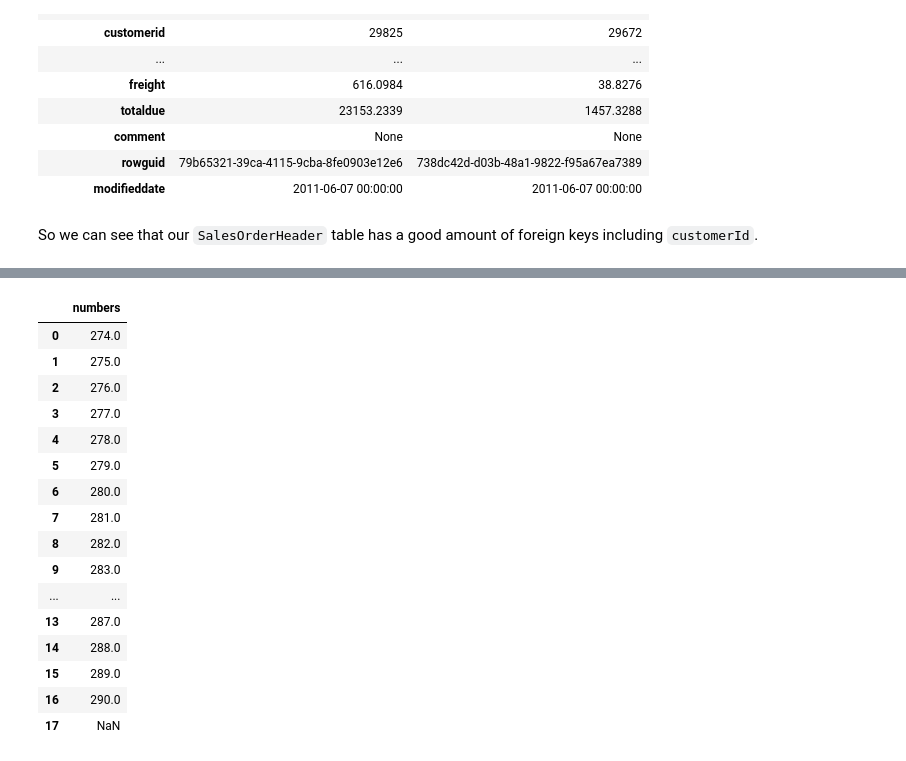
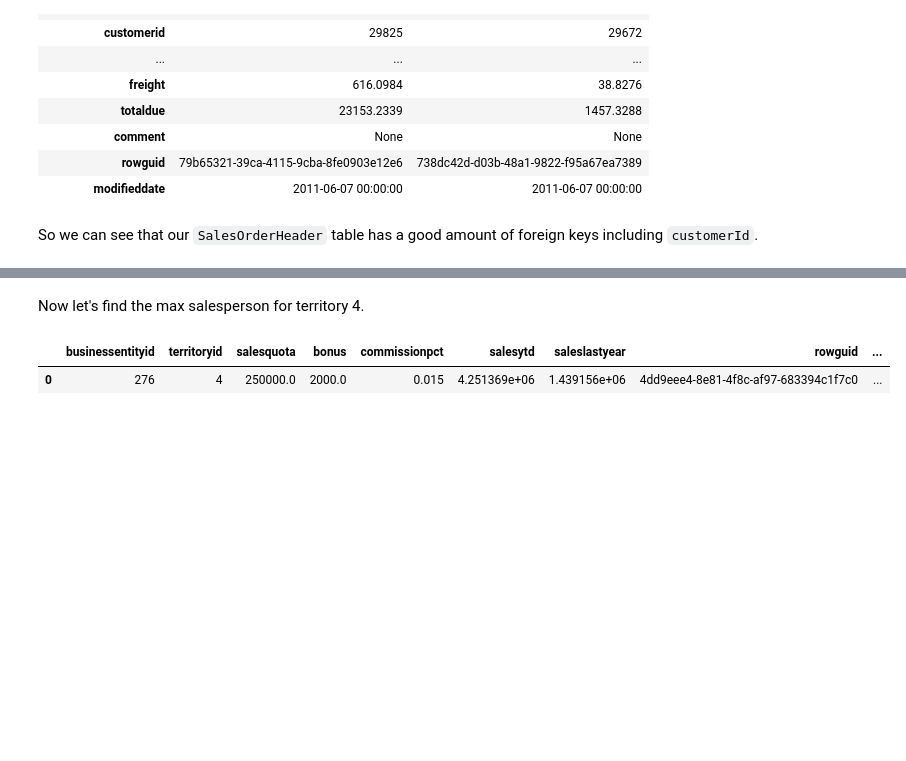
Before and after one commit to sql-fundamentals-jigsaw/adventure-works, a Jupyter notebook: adventureworks-1.ipynb, the cells around one changed output, grey strips where cells are left out. Saved outputs shown, nothing was run; the diff lists cells and outputs as text; code cells hidden in the pictures; blank space fills up the shorter version.

```diff
--- a/adventureworks-1.ipynb
+++ b/adventureworks-1.ipynb
@@ -130,20 +170,7 @@ pd.read_sql("select businessEntityId from sales.SalesPerson;", conn)
+# %% [markdown]
+Now let's find the max salesperson for territory 4.
 # %%
-pd.read_sql("select distinct(SalesPersonId) as numbers from sales.SalesOrderHeader order by numbers ;", conn)
+pd.read_sql("select * from sales.SalesPerson order by salesytd desc limit 1;", conn)
 # %% [output]
-|  | numbers |
-| 0 | 274.0 |
-| 1 | 275.0 |
-| 2 | 276.0 |
-| 3 | 277.0 |
-| 4 | 278.0 |
-| 5 | 279.0 |
-| 6 | 280.0 |
-| 7 | 281.0 |
-| 8 | 282.0 |
-| 9 | 283.0 |
-| ... | ... |
-| 13 | 287.0 |
-| 14 | 288.0 |
-| 15 | 289.0 |
-| 16 | 290.0 |
-| 17 | NaN |
+|  | businessentityid | territoryid | salesquota | bonus | commissionpct | salesytd | saleslastyear | rowguid | ... |
+| 0 | 276 | 4 | 250000.0 | 2000.0 | 0.015 | 4.251369e+06 | 1.439156e+06 | 4dd9eee4-8e81-4f8c-af97-683394c1f7c0 | ... |
```
Also changed, not shown: parts of 22 cells of this notebook.
